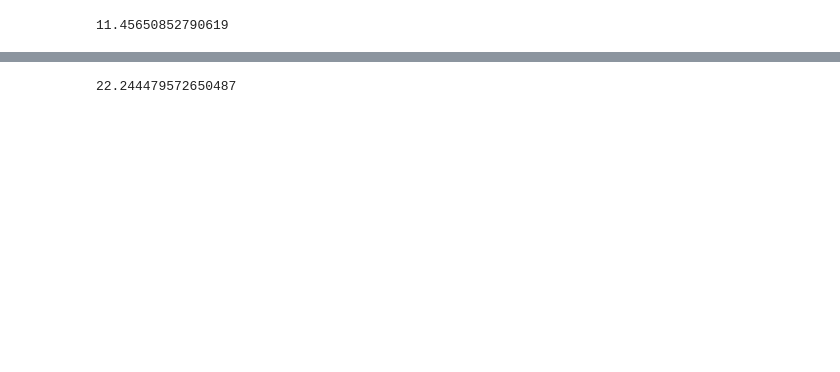
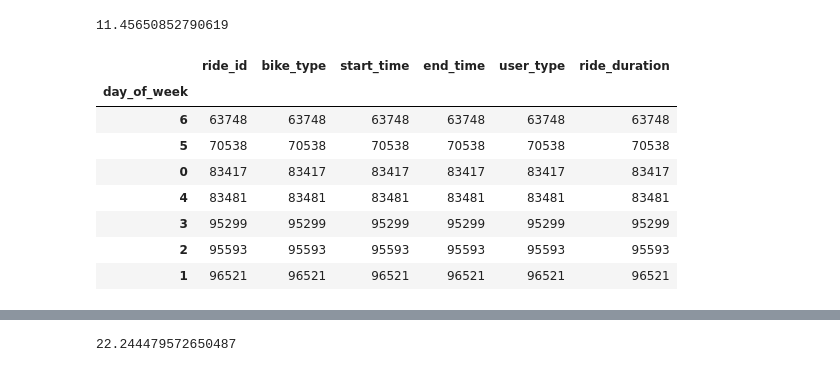
Before and after one commit to rinagobo/colab_notebooks, a Jupyter notebook: Case1.ipynb, the cells around one changed output, grey strips where cells are left out. Cells and saved outputs as stored; diff of their text form; code cells hidden in the pictures; blank space fills up the shorter version.

```diff
--- a/Case1.ipynb
+++ b/Case1.ipynb
@@ -349,6 +376,22 @@ avg_duration_m = member_only_df.ride_duration.sum()/588597
 print(avg_duration_m) # 11.4565...
 # %% [output]
 11.45650852790619
+# %%
+# Find out which day of week has more riders
+# Tuesday > Wednesday > Thursday > Friday > Monday > Satruday > Sunday
+# More riders during the weekdays
+num_riders_by_day_member = member_only_df.groupby(['day_of_week']).count()
+num_riders_by_day_member.sort_values(by=['ride_id'])
+# %% [output]
+|  | ride_id | bike_type | start_time | end_time | user_type | ride_duration |
+| day_of_week |  |  |  |  |  |  |
+| 6 | 63748 | 63748 | 63748 | 63748 | 63748 | 63748 |
+| 5 | 70538 | 70538 | 70538 | 70538 | 70538 | 70538 |
+| 0 | 83417 | 83417 | 83417 | 83417 | 83417 | 83417 |
+| 4 | 83481 | 83481 | 83481 | 83481 | 83481 | 83481 |
+| 3 | 95299 | 95299 | 95299 | 95299 | 95299 | 95299 |
+| 2 | 95593 | 95593 | 95593 | 95593 | 95593 | 95593 |
+| 1 | 96521 | 96521 | 96521 | 96521 | 96521 | 96521 |
 # %%
 temp_only_df = cleaned_past_12_df[(cleaned_past_12_df['user_type'] == 'casual')]
 temp_only_df # shape (279927, 6)
```
Also changed, not shown: parts of 14 cells of this notebook.
